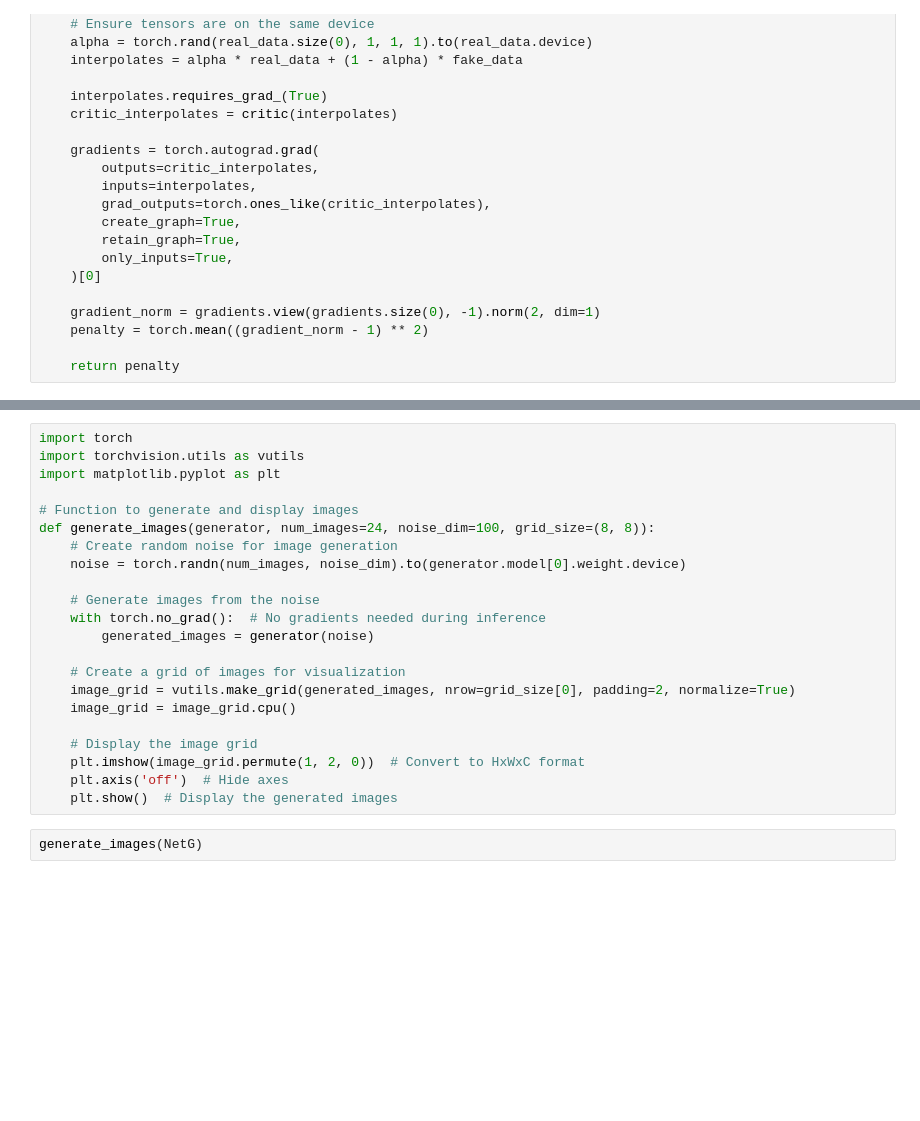
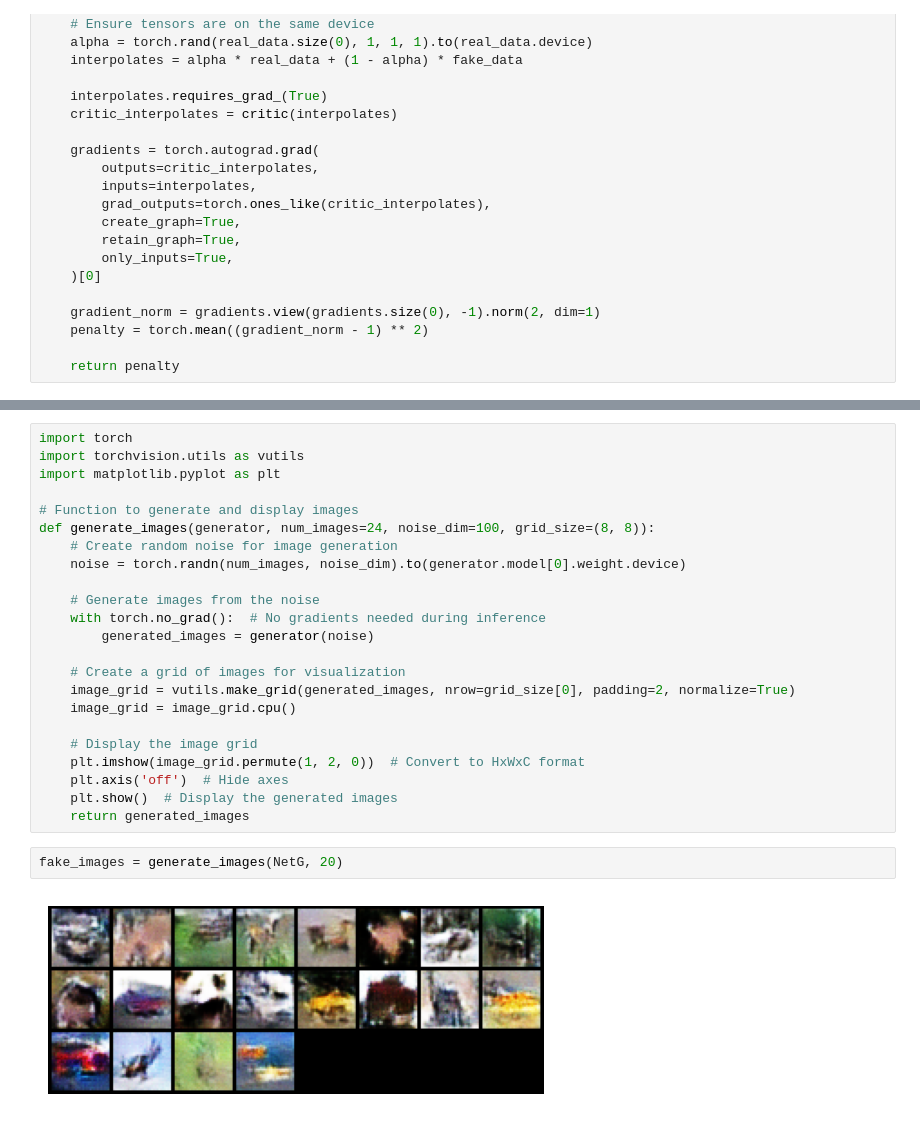
Before and after one commit to Gofeiyang/ECE661-Project, a Jupyter notebook: WGAN/wgan_3rd_paper_Dima.ipynb, the cells around one changed output, grey strips where cells are left out. Cells and saved outputs as stored; diff of their text form; blank space fills up the shorter version.

```diff
--- a/WGAN/wgan_3rd_paper_Dima.ipynb
+++ b/WGAN/wgan_3rd_paper_Dima.ipynb
@@ -223,5 +234,8 @@ def generate_images(generator, num_images=24, noise_dim=100, grid_size=(8, 8)):
     plt.imshow(image_grid.permute(1, 2, 0))  # Convert to HxWxC format
     plt.axis('off')  # Hide axes
     plt.show()  # Display the generated images
+    return generated_images
-# %%
-generate_images(NetG)
+# %%
+fake_images = generate_images(NetG, 20)
+# %% [output]
+[figure, added]
```
Also changed, not shown: parts of 6 cells of this notebook, 1 other file.
